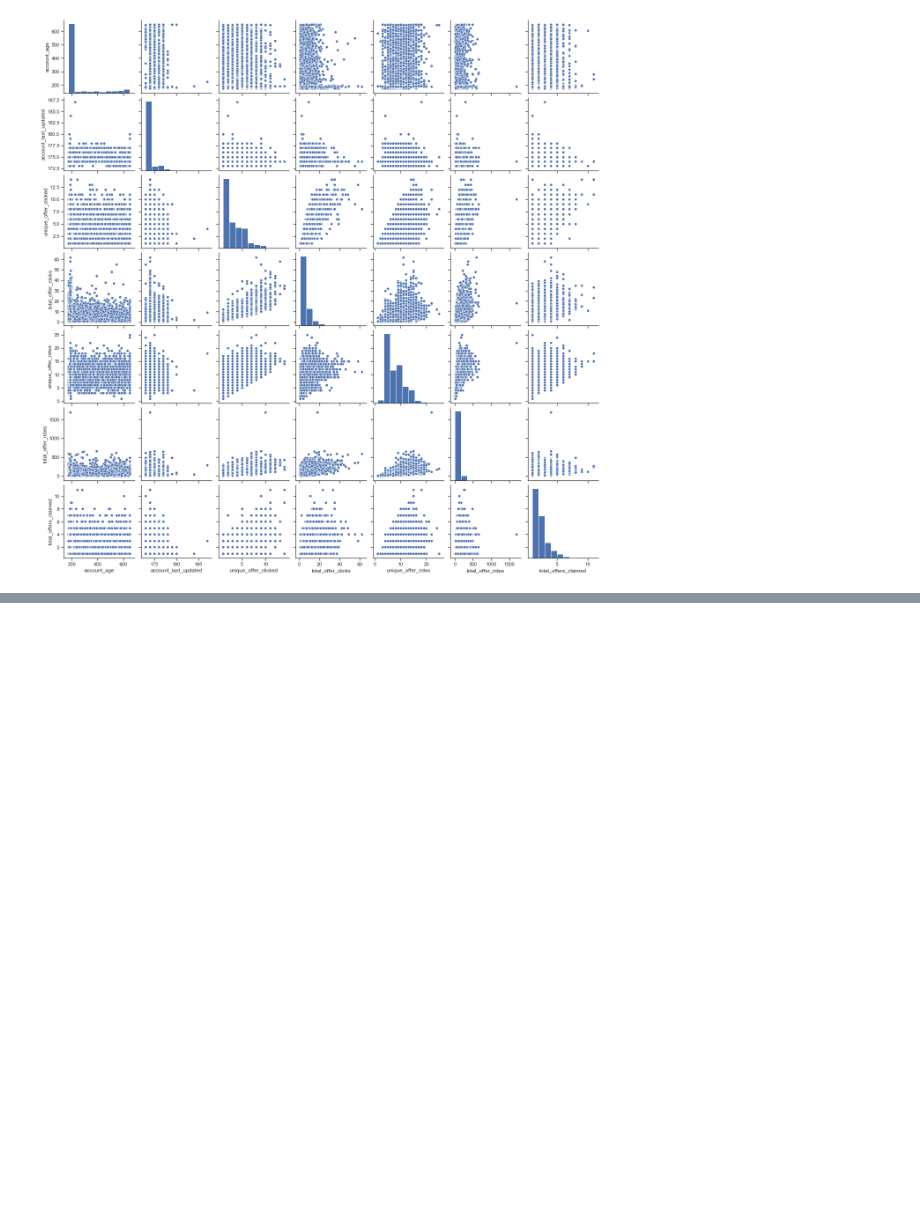
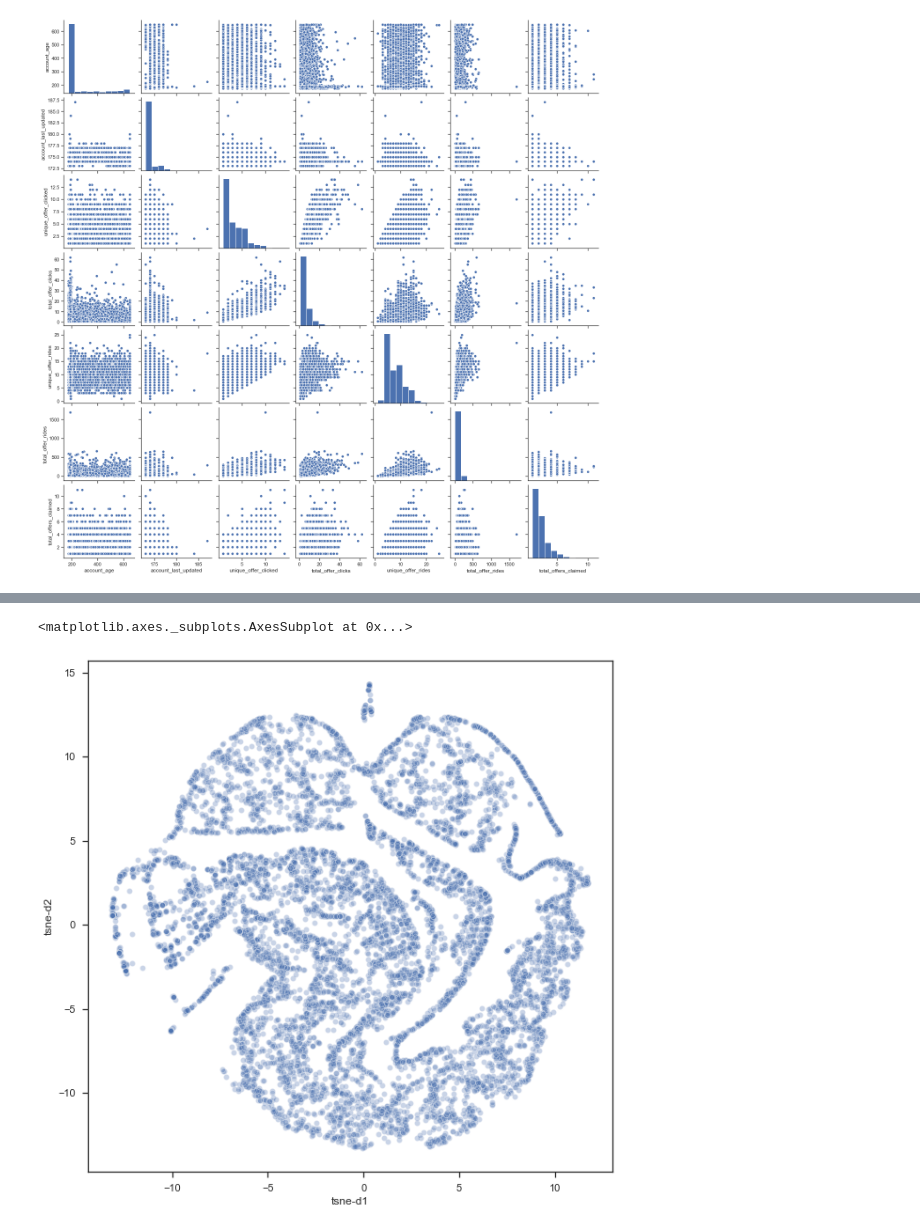
Before and after one commit to mhasanbulli/at_ml, a Jupyter notebook: notebooks/02_model_selection.ipynb, the cells around one changed output, grey strips where cells are left out. Cells and saved outputs as stored; diff of their text form; code cells hidden in the pictures; blank space fills up the shorter version.

```diff
--- a/notebooks/02_model_selection.ipynb
+++ b/notebooks/02_model_selection.ipynb
@@ -51,3 +47,9 @@ sns.pairplot(data, vars=sub_cols)
 # %% [output]
 <seaborn.axisgrid.PairGrid at 0x...>
 [figure]
+# %%
+start_time = time.time()
+tsne = TSNE(n_components=2, perplexity=30, n_iter=300, verbose = 1)
+tsne_results = tsne.fit_transform(data)
+
+print('t-SNE done! Time elapsed: {} seconds'.format(time.time()-start_time))
@@ -53,0 +74,15 @@ sns.pairplot(data, vars=sub_cols)
+# %%
+data["tsne-d1"] = tsne_results[:, 0]
+data["tsne-d2"] = tsne_results[:, 1]
+
+plt.figure(figsize=(10,10))
+sns.scatterplot(
+    x="tsne-d1", y="tsne-d2",
+    palette=sns.color_palette("hls", 10),
+    data=data,
+    legend="full",
+    alpha=0.3
+)
+# %% [output]
+<matplotlib.axes._subplots.AxesSubplot at 0x...>
+[figure, added]
```
Also changed, not shown: parts of 3 cells of this notebook.
